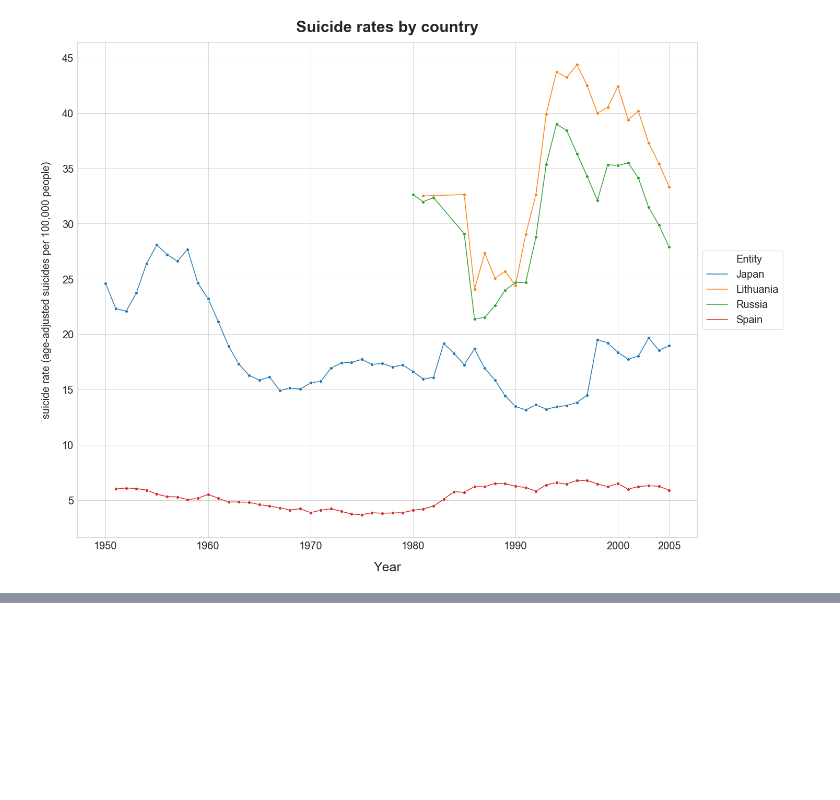
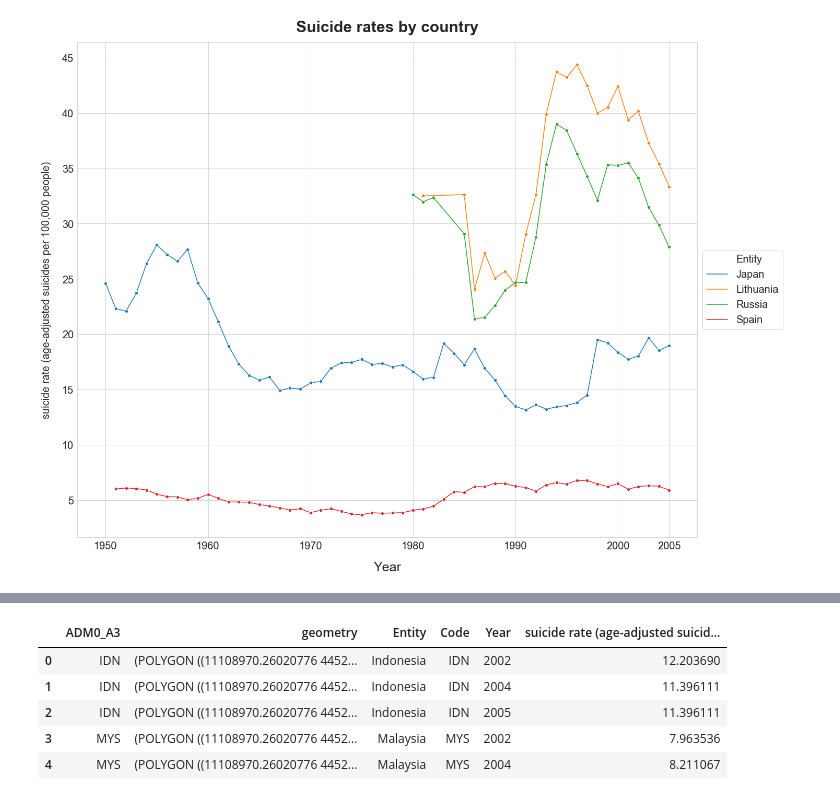
Before and after one commit to NachoMartinezJ/your-own-project, a Jupyter notebook: suicide_analysis2.ipynb, the cells around one changed output, grey strips where cells are left out. Saved outputs shown, nothing was run; the diff lists cells and outputs as text; code cells hidden in the pictures; blank space fills up the shorter version.

```diff
--- a/suicide_analysis2.ipynb
+++ b/suicide_analysis2.ipynb
@@ -104,0 +136,12 @@ plt.show()
+# %%
+# Merging our suicide rates df with our GeoDataFrame on the country codes, so we have all the information
+# necessary to draw a map in a single df.
+merged = gdf.merge(suicide_rate_country, left_on='ADM0_A3', right_on='Code')
+merged.head()
+# %% [output]
+|  | ADM0_A3 | geometry | Entity | Code | Year | suicide rate (age-adjusted suicid... |
+| 0 | IDN | (POLYGON ((11108970.26020776 4452... | Indonesia | IDN | 2002 | 12.203690 |
+| 1 | IDN | (POLYGON ((11108970.26020776 4452... | Indonesia | IDN | 2004 | 11.396111 |
+| 2 | IDN | (POLYGON ((11108970.26020776 4452... | Indonesia | IDN | 2005 | 11.396111 |
+| 3 | MYS | (POLYGON ((11108970.26020776 4452... | Malaysia | MYS | 2002 | 7.963536 |
+| 4 | MYS | (POLYGON ((11108970.26020776 4452... | Malaysia | MYS | 2004 | 8.211067 |
```
Also changed, not shown: parts of 5 cells of this notebook.
